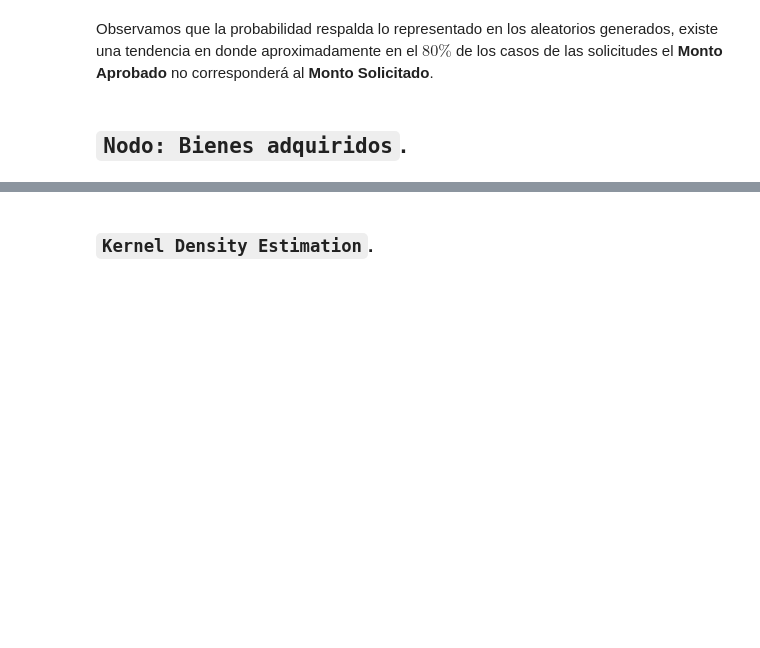
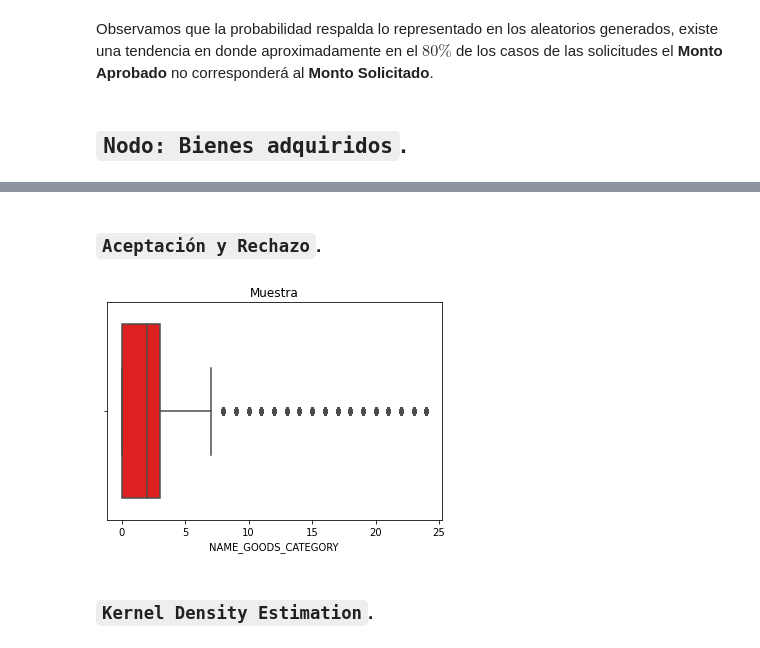
Before and after one commit to JuanPablo2019/Proyecto_modulo1, a Jupyter notebook: ProyectoModulo1_MaganaJ_PinedaB.ipynb, the cells around one changed output, grey strips where cells are left out. Drawn from its saved outputs; the diff is of its cells as text; code cells hidden in the pictures; blank space fills up the shorter version.

```diff
--- a/ProyectoModulo1_MaganaJ_PinedaB.ipynb
+++ b/ProyectoModulo1_MaganaJ_PinedaB.ipynb
@@ -1536,2 +1715,8 @@ Observamos que la probabilidad respalda lo representado en los aleatorios genera
+# %% [markdown]
+### `Aceptación y Rechazo`.
+# %%
+sns.boxplot(x=sample,color='r').set_title('Muestra');
+# %% [output]
+[figure, added]
 # %% [markdown]
 ### `Kernel Density Estimation`.
```
Also changed, not shown: parts of 71 cells of this notebook.
